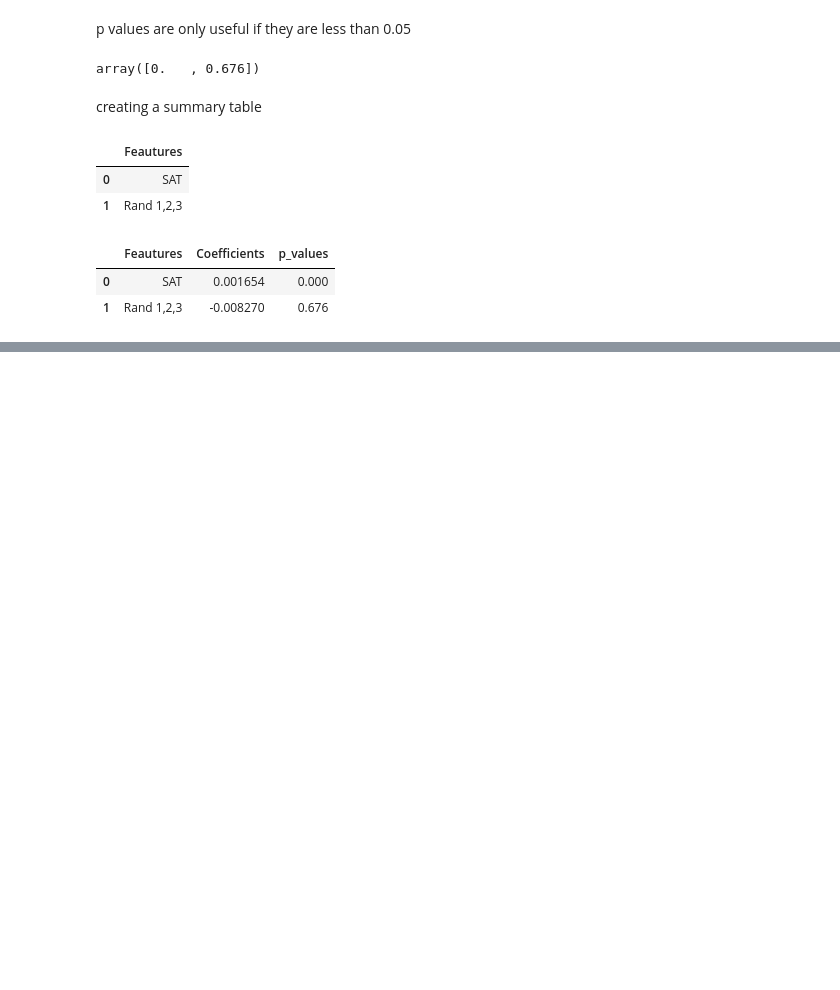
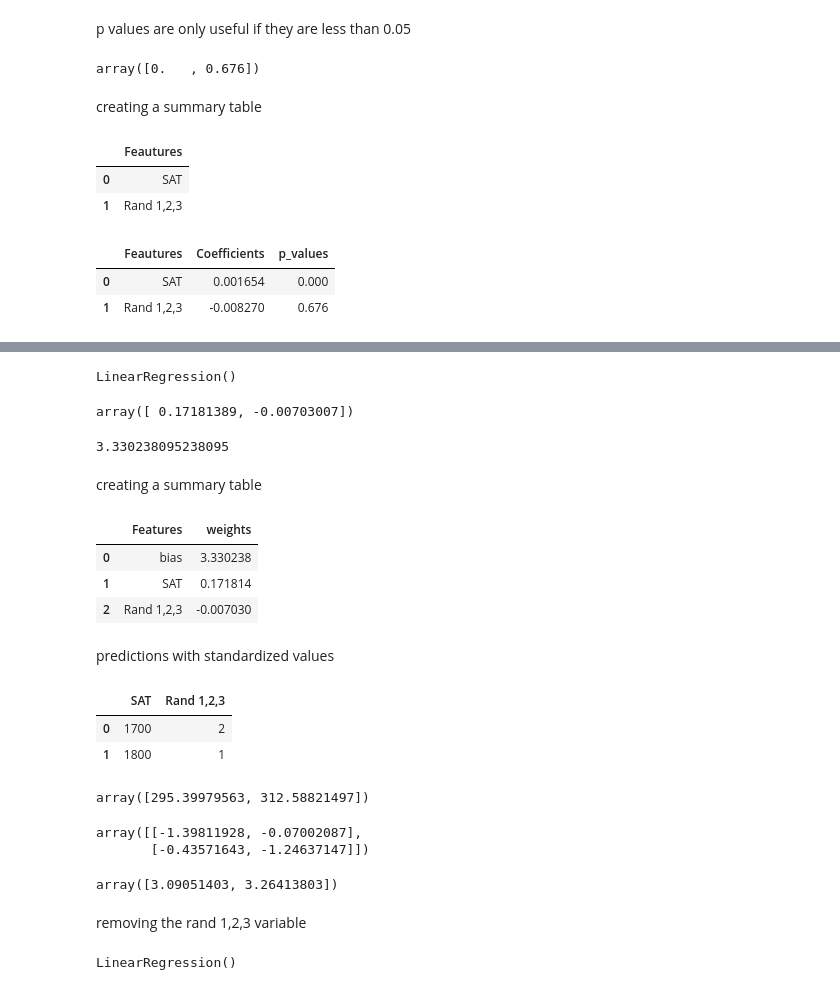
Before and after one commit to Sheila-otuko/machine_learning_practice, a Jupyter notebook: sklearn_Multiple_linear_regression.ipynb, the cells around one changed output, grey strips where cells are left out. Cells and saved outputs as stored; diff of their text form; code cells hidden in the pictures; blank space fills up the shorter version.

```diff
--- a/sklearn_Multiple_linear_regression.ipynb
+++ b/sklearn_Multiple_linear_regression.ipynb
@@ -117,0 +126,3 @@ reg_summary
+# %%
+scaler.fit(x)
+#calculates the mean and standard deviation
@@ -117,0 +131,2 @@ reg_summary
+# %%
+x_scaled = scaler.transform(x)
@@ -117,0 +155,29 @@ reg_summary
+# %%
+reg = LinearRegression()
+reg.fit(x_scaled, y)
+# %% [output]
+LinearRegression()
+# %%
+reg.coef_
+# %% [output]
+array([ 0.17181389, -0.00703007])
+# %%
+reg.intercept_
+# %% [output]
+3.330238095238095
+# %% [markdown]
+creating a summary table
+# %%
+reg_summary = pd.DataFrame([['bias'], ['SAT'], ['Rand 1,2,3']], columns = ['Features'])
+reg_summary['weights'] = reg.intercept_, reg.coef_[0], reg.coef_[1]
+#bias is is the intercept
+# %%
+reg_summary
+#the bigger the weight the bigger the impact
+# %% [output]
+|  | Features | weights |
+| 0 | bias | 3.330238 |
+| 1 | SAT | 0.171814 |
+| 2 | Rand 1,2,3 | -0.007030 |
+# %% [markdown]
+predictions with standardized values
@@ -117,0 +186,28 @@ reg_summary
+# %%
+new_data
+# %% [output]
+|  | SAT | Rand 1,2,3 |
+| 0 | 1700 | 2 |
+| 1 | 1800 | 1 |
+# %%
+reg.predict(new_data)
+# %% [output]
+array([295.39979563, 312.58821497])
+# %%
+new_data_scaled = scaler.transform(new_data)
+new_data_scaled
+# %% [output]
+array([[-1.39811928, -0.07002087],
+       [-0.43571643, -1.24637147]])
+# %%
+reg.predict(new_data_scaled)
+# %% [output]
+array([3.09051403, 3.26413803])
+# %% [markdown]
+removing the rand 1,2,3 variable
+# %%
+reg_simple = LinearRegression()
+x_simple_matrix = x_scaled[:,0].reshape(-1,1)
+reg_simple.fit(x_simple_matrix, y)
+# %% [output]
+LinearRegression()
```
Also changed, not shown: parts of 9 cells of this notebook.
